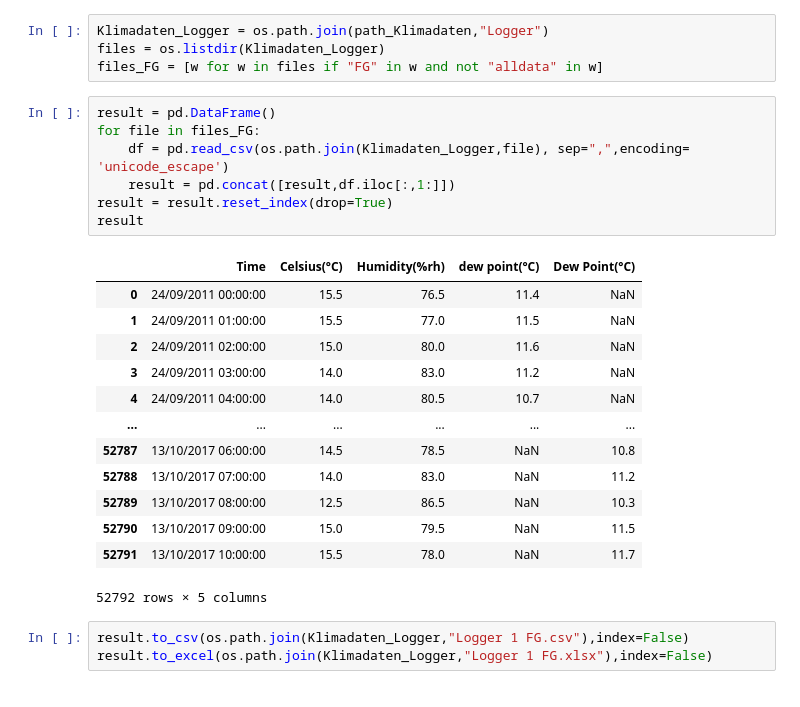
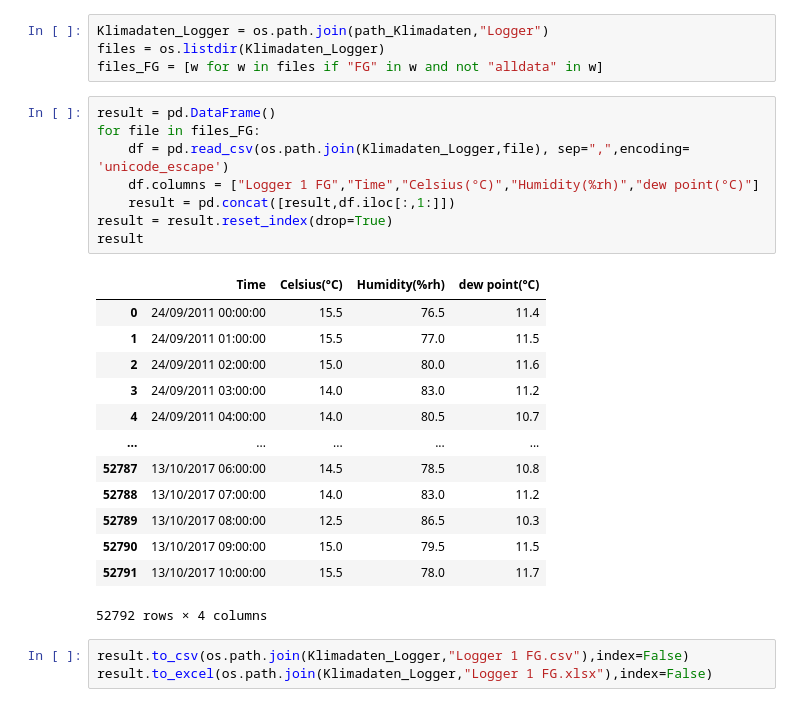
Before and after one commit to Caumel/DS_project_2022W, a Jupyter notebook: notebook.ipynb, the cells around one changed output. Drawn from its saved outputs; the diff is of its cells as text.

```diff
--- a/notebook.ipynb
+++ b/notebook.ipynb
@@ -236,24 +236,25 @@ files_FG = [w for w in files if "FG" in w and not "alldata" in w]
 # %%
 result = pd.DataFrame()
 for file in files_FG:
     df = pd.read_csv(os.path.join(Klimadaten_Logger,file), sep=",",encoding= 'unicode_escape')
+    df.columns = ["Logger 1 FG","Time","Celsius(°C)","Humidity(%rh)","dew point(°C)"]
     result = pd.concat([result,df.iloc[:,1:]])
 result = result.reset_index(drop=True)
 result
 # %% [output]
-|  | Time | Celsius(°C) | Humidity(%rh) | dew point(°C) | Dew Point(°C) |
-| 0 | 24/09/2011 00:00:00 | 15.5 | 76.5 | 11.4 | NaN |
-| 1 | 24/09/2011 01:00:00 | 15.5 | 77.0 | 11.5 | NaN |
-| 2 | 24/09/2011 02:00:00 | 15.0 | 80.0 | 11.6 | NaN |
-| 3 | 24/09/2011 03:00:00 | 14.0 | 83.0 | 11.2 | NaN |
-| 4 | 24/09/2011 04:00:00 | 14.0 | 80.5 | 10.7 | NaN |
-| ... | ... | ... | ... | ... | ... |
-| 52787 | 13/10/2017 06:00:00 | 14.5 | 78.5 | NaN | 10.8 |
-| 52788 | 13/10/2017 07:00:00 | 14.0 | 83.0 | NaN | 11.2 |
-| 52789 | 13/10/2017 08:00:00 | 12.5 | 86.5 | NaN | 10.3 |
-| 52790 | 13/10/2017 09:00:00 | 15.0 | 79.5 | NaN | 11.5 |
-| 52791 | 13/10/2017 10:00:00 | 15.5 | 78.0 | NaN | 11.7 |
+|  | Time | Celsius(°C) | Humidity(%rh) | dew point(°C) |
+| 0 | 24/09/2011 00:00:00 | 15.5 | 76.5 | 11.4 |
+| 1 | 24/09/2011 01:00:00 | 15.5 | 77.0 | 11.5 |
+| 2 | 24/09/2011 02:00:00 | 15.0 | 80.0 | 11.6 |
+| 3 | 24/09/2011 03:00:00 | 14.0 | 83.0 | 11.2 |
+| 4 | 24/09/2011 04:00:00 | 14.0 | 80.5 | 10.7 |
+| ... | ... | ... | ... | ... |
+| 52787 | 13/10/2017 06:00:00 | 14.5 | 78.5 | 10.8 |
+| 52788 | 13/10/2017 07:00:00 | 14.0 | 83.0 | 11.2 |
+| 52789 | 13/10/2017 08:00:00 | 12.5 | 86.5 | 10.3 |
+| 52790 | 13/10/2017 09:00:00 | 15.0 | 79.5 | 11.5 |
+| 52791 | 13/10/2017 10:00:00 | 15.5 | 78.0 | 11.7 |
-52792 rows × 5 columns
+52792 rows × 4 columns
 # %%
 result.to_csv(os.path.join(Klimadaten_Logger,"Logger 1 FG.csv"),index=False)
 result.to_excel(os.path.join(Klimadaten_Logger,"Logger 1 FG.xlsx"),index=False)
```
Also changed, not shown: parts of 29 cells of this notebook.
